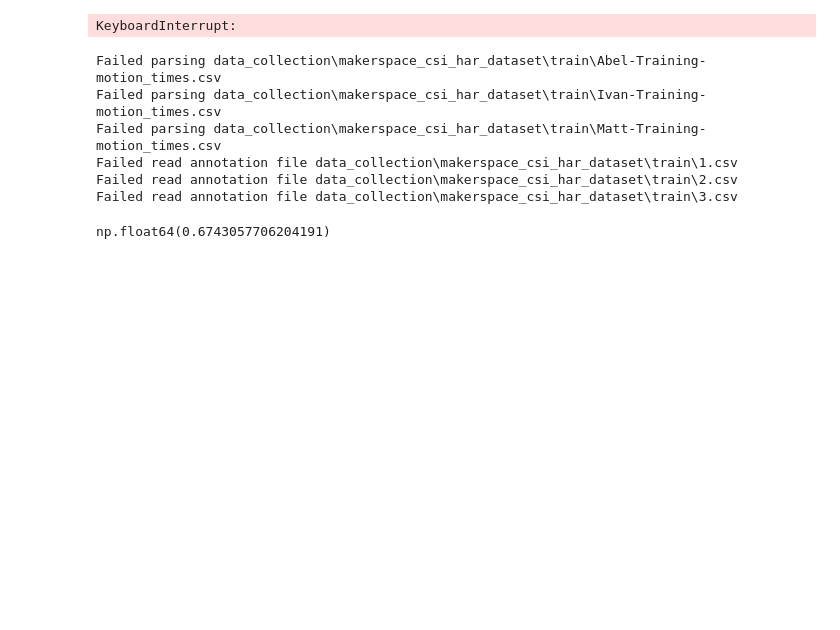
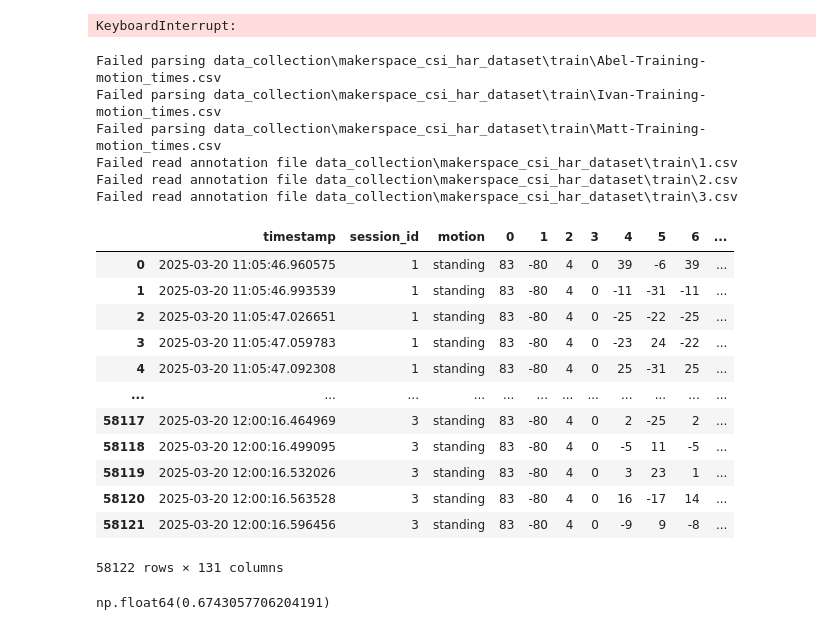
Before and after one commit to ProProcer/csi-project, a Jupyter notebook: parsing_data.ipynb, the cells around one changed output. Saved outputs shown, nothing was run; the diff lists cells and outputs as text; code cells hidden in the pictures; blank space fills up the shorter version.

Commit message:
correct the timestamp

```diff
--- a/parsing_data.ipynb
+++ b/parsing_data.ipynb
@@ -57,7 +57,7 @@ def find_closest_datetime_index(sorted_datetime_series, target_datetime):
         target_datetime (datetime.datetime): The target datetime to find the closest match for.
 
     Returns:
-        int: The index of the closest datetime in the Series.  Returns -1 if the list is empty or
+        int: The indepx of the closest datetime in the Series.  Returns -1 if the list is empty or
              if the input is not a pandas Series.
 
     Raises:
@@ -118,6 +118,7 @@ filepath_csi_raw = Path("data_collection/makerspace_csi_har_dataset/train")
 csv_files = get_csv_files(filepath_csi_raw)
 
 csi_df = pd.DataFrame(columns = ["timestamp", "session_id", "motion"] + [i for i in range(128)])
+csi_df["timestamp"] = csi_df["timestamp"].astype('datetime64[ns]')
 
 
 session_id = 1
@@ -125,11 +126,13 @@ for file in csv_files:
     try:
 
         csi_arr = get_csi_data(file)
-        timestamp = pd.read_csv(file).datetime
         file_df = pd.DataFrame(csi_arr)
-        file_df["timestamp"] = timestamp
+        raw_df = pd.read_csv(file)
+        raw_df["local_timestamp"] = pd.to_timedelta(raw_df["local_timestamp"], unit = "microsecond")
+        file_df["timestamp"] = (raw_df.local_timestamp - raw_df.local_timestamp[0]) + pd.Timestamp(raw_df.datetime[0])
         file_df["session_id"] = session_id
-
+        file_df["motion"] = "None"
+        # print(file_df)
         csi_df = pd.concat((csi_df, file_df), ignore_index  = True)
         session_id += 1
     except:
@@ -166,6 +169,22 @@ Failed parsing data_collection\makerspace_csi_har_dataset\train\Matt-Training-mo
 Failed read annotation file data_collection\makerspace_csi_har_dataset\train\1.csv
 Failed read annotation file data_collection\makerspace_csi_har_dataset\train\2.csv
 Failed read annotation file data_collection\makerspace_csi_har_dataset\train\3.csv
+# %%
+csi_df
+# %% [output]
+|  | timestamp | session_id | motion | 0 | 1 | 2 | 3 | 4 | 5 | 6 | ... |
+| 0 | 2025-03-20 11:05:46.960575 | 1 | standing | 83 | -80 | 4 | 0 | 39 | -6 | 39 | ... |
+| 1 | 2025-03-20 11:05:46.993539 | 1 | standing | 83 | -80 | 4 | 0 | -11 | -31 | -11 | ... |
+| 2 | 2025-03-20 11:05:47.026651 | 1 | standing | 83 | -80 | 4 | 0 | -25 | -22 | -25 | ... |
+| 3 | 2025-03-20 11:05:47.059783 | 1 | standing | 83 | -80 | 4 | 0 | -23 | 24 | -22 | ... |
+| 4 | 2025-03-20 11:05:47.092308 | 1 | standing | 83 | -80 | 4 | 0 | 25 | -31 | 25 | ... |
+| ... | ... | ... | ... | ... | ... | ... | ... | ... | ... | ... | ... |
+| 58117 | 2025-03-20 12:00:16.464969 | 3 | standing | 83 | -80 | 4 | 0 | 2 | -25 | 2 | ... |
+| 58118 | 2025-03-20 12:00:16.499095 | 3 | standing | 83 | -80 | 4 | 0 | -5 | 11 | -5 | ... |
+| 58119 | 2025-03-20 12:00:16.532026 | 3 | standing | 83 | -80 | 4 | 0 | 3 | 23 | 1 | ... |
+| 58120 | 2025-03-20 12:00:16.563528 | 3 | standing | 83 | -80 | 4 | 0 | 16 | -17 | 14 | ... |
+| 58121 | 2025-03-20 12:00:16.596456 | 3 | standing | 83 | -80 | 4 | 0 | -9 | 9 | -8 | ... |
+58122 rows × 131 columns
 # %%
 csi_df.to_csv("makerspace_data/train.csv")
 # %%
```
Also changed, not shown: parts of 16 cells of this notebook, 1 other file.
